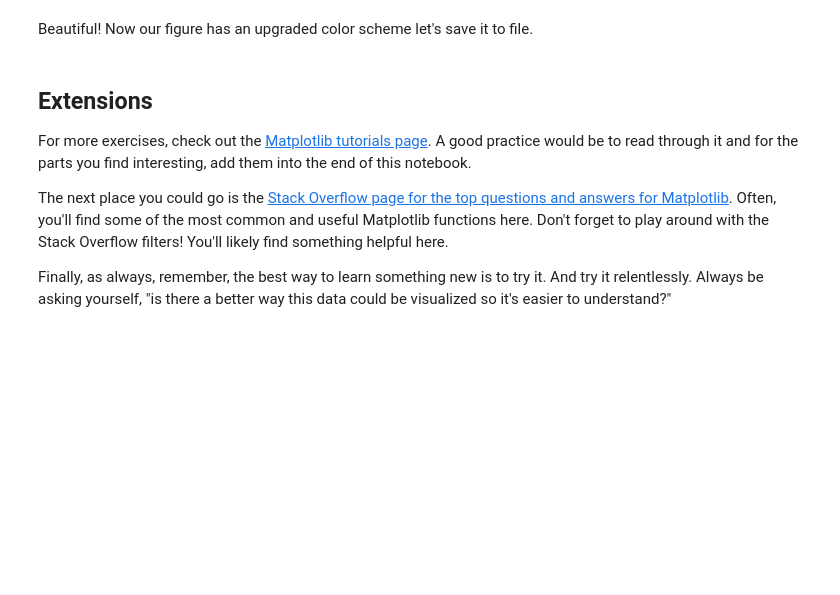
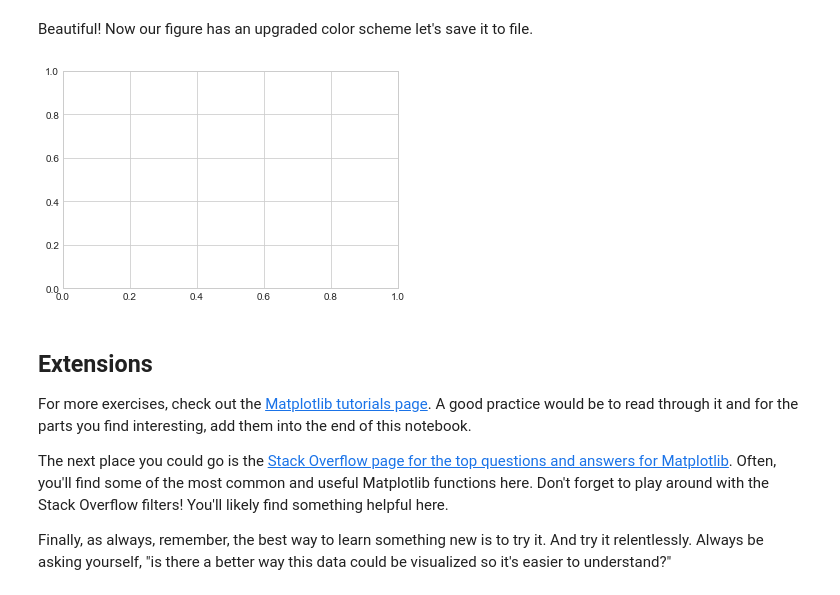
Before and after one commit to nguyenminhthuy/ml-courses-pratice, a Jupyter notebook: matplotlib-exercises.ipynb, the cells around one changed output. Saved outputs shown, nothing was run; the diff lists cells and outputs as text; code cells hidden in the pictures; blank space fills up the shorter version.

```diff
--- a/matplotlib-exercises.ipynb
+++ b/matplotlib-exercises.ipynb
@@ -442,5 +488,8 @@ Beautiful! Now our figure has an upgraded color scheme let's save it to file.
 # %%
 # Reset the figure by calling plt.subplots()
+fig, ax = plt.subplots()
+# %% [output]
+[figure, added]
 # %% [markdown]
 ## Extensions
 
```
Also changed, not shown: parts of 11 cells of this notebook, 3 other files.
